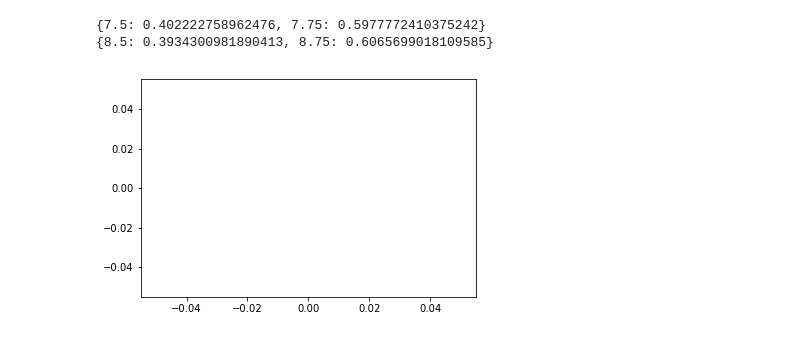
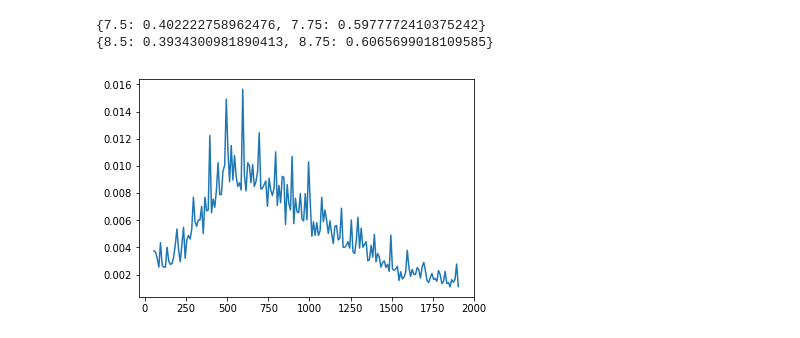
Before and after one commit to sanjayyepuri/DocklessVehicleTraffic, a Jupyter notebook: notebooks/DocklessScooterData.ipynb, the cells around one changed output. Cells and saved outputs as stored; diff of their text form; code cells hidden in the pictures.

```diff
--- a/notebooks/DocklessScooterData.ipynb
+++ b/notebooks/DocklessScooterData.ipynb
@@ -30,6 +33,6 @@ tract_to_index = {
 # %%
-scooter_data = pd.read_csv('~/work/data/Dockless_Vehicle_Trips.csv')
-austin_data = austin = geopandas.GeoDataFrame.from_file('/home/jovyan/work/data/census_tracts_2010_msa/census_tracts_2010_msa.shp',)
+scooter_data = pd.read_csv('../data/Dockless_Vehicle_Trips.csv')
+austin_data = austin = geopandas.GeoDataFrame.from_file('../data/census_tracts_2010_msa/census_tracts_2010_msa.shp')
 # %% [markdown]
 Dropping the first 6 digits of the tract start and end ids and converting to a numerical type.
 # %%
@@ -298,26 +300,29 @@ print(distribution)
 # %%
 def get_distance_distribution(start_time): # P(distance | start_time)
     distances_given_start = merged_data[merged_data["start_hour_decimal"] == start_time]
-    distances_given_start = distances_given_start[(distances_given_start['Trip Distance'] > 100) & (distances_given_start['Trip Distance'] < 2000)].sort_values(by=['Trip Distance'])
+    distances_given_start = distances_given_start[(distances_given_start['Trip Distance'] > 50) & (distances_given_start['Trip Distance'] < 2000)].sort_values(by=['Trip Distance'])
     distances_freq = distances_given_start.groupby(['Trip Distance'])['Trip Distance'].agg('count').to_frame('count').reset_index()
 
     # avg pool/smooth data
     distances_freq_pooled = {}
     total = 0.0
-    for mid in range(5, 1906, 10):
-        val = distances_freq['count'][mid:mid+10].mean()
+    for mid in range(55, 1906, 10):
+        window = distances_freq[distances_freq['Trip Distance'].isin(list(range(mid, mid + 10)))]
+        val = window['count'].mean()
         distances_freq_pooled[mid] = val
         total += val
 
-    for mid in range(5, 1906, 10):
+
+
+    for mid in range(55, 1906, 10):
         distances_freq_pooled[mid] /= total
 
-#     return distances_freq_pooled
-    x, y = zip(*sorted(distances_freq_pooled.items()))
-
-    plt.plot(x, y)
-    plt.show()
+    return distances_freq_pooled
-# %%
-get_distance_distribution(9.0)
-# %% [output]
-[figure, removed]
+# %%
+dist = get_distance_distribution(9.0)
+x, y = zip(*sorted(dist.items()))
+
+plt.plot(x, y)
+plt.show()
+# %% [output]
+[figure, added]
```
Also changed, not shown: parts of 7 cells of this notebook, 10 other files.
